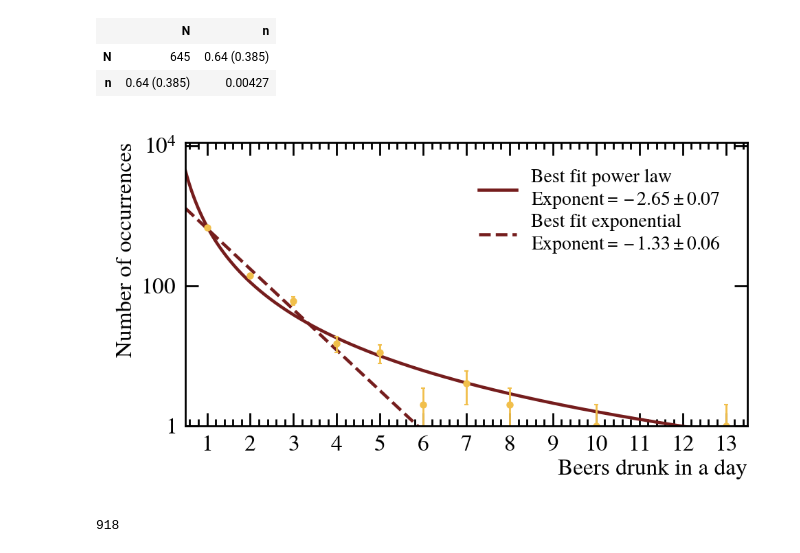
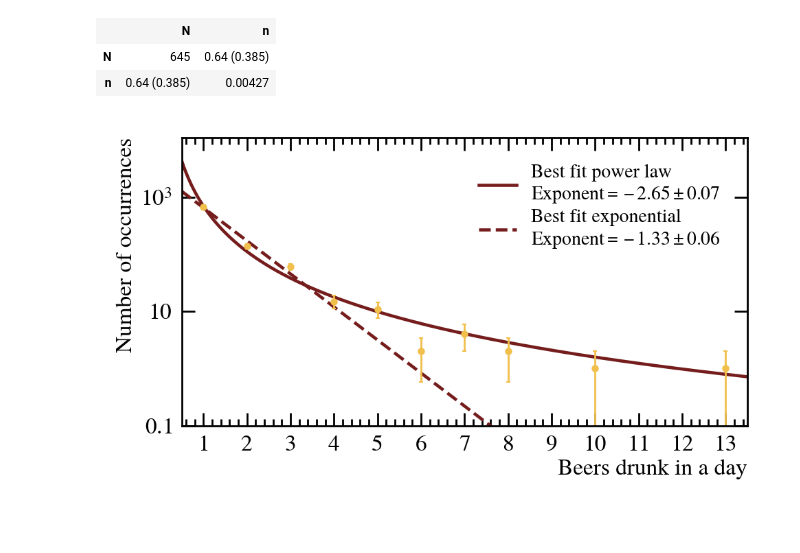
Before and after one commit to RDMoise/many-beers, a Jupyter notebook: studyBeers.ipynb, the cells around one changed output. Cells and saved outputs as stored; diff of their text form; code cells hidden in the pictures.

```diff
--- a/studyBeers.ipynb
+++ b/studyBeers.ipynb
@@ -659,25 +647,21 @@ resultPwr
 # %%
 fig, ax = plt.subplots(figsize=(16*.6,9*.6))
 plt.tight_layout()
 plt.margins(x=0)
 ax.set_xlabel("Beers drunk in a day")
 ax.set_ylabel("Number of occurrences")
 plt.plot(binningFine, expo(binningFine, *mExpo.values), c=clr.beerbrown, ls='--',
          label="Best fit exponential\n"f"Exponent$=-{mExpo.values['l']:.2f}\pm{mExpo.errors['l']:.2f}$")
 plt.plot(binningFine, pwr(binningFine, *mPwr.values), c=clr.beerbrown,
          label="Best fit power law\n"f"Exponent$=-{mPwr.values['n']:.2f}\pm{mPwr.errors['n']:.2f}$")
 plt.errorbar(hdrunk.index, hdrunk.values, errs, c=clr.beeryellow, ls='', marker='.', markersize=12., capsize=2.5, elinewidth=2, label='Data')
 ax.set_xticks(np.linspace(1, max(hdrunk.index), max(hdrunk.index)))
 
 plotOrderedLegend([1,0], loc=1)
 
 ax.set_yscale('log')
-ax.set_ylim(bottom=1)
+ax.set_ylim(bottom=.1)
 applyUniformFont(ax,24)
 plt.show()
 # %% [output]
-[figure, old version]
+[figure, new version]
-# %%
-sum(hdrunk.values)
-# %% [output]
-918
```
Also changed, not shown: parts of 4 cells of this notebook.
